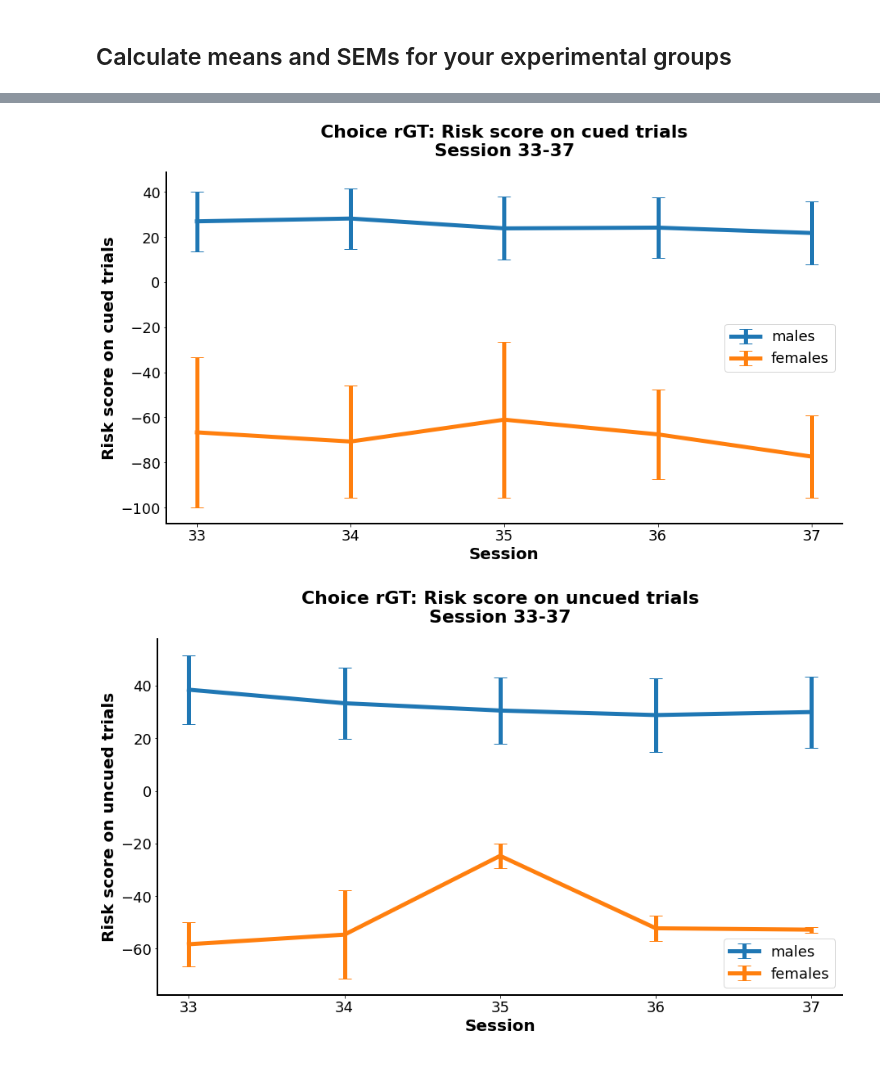
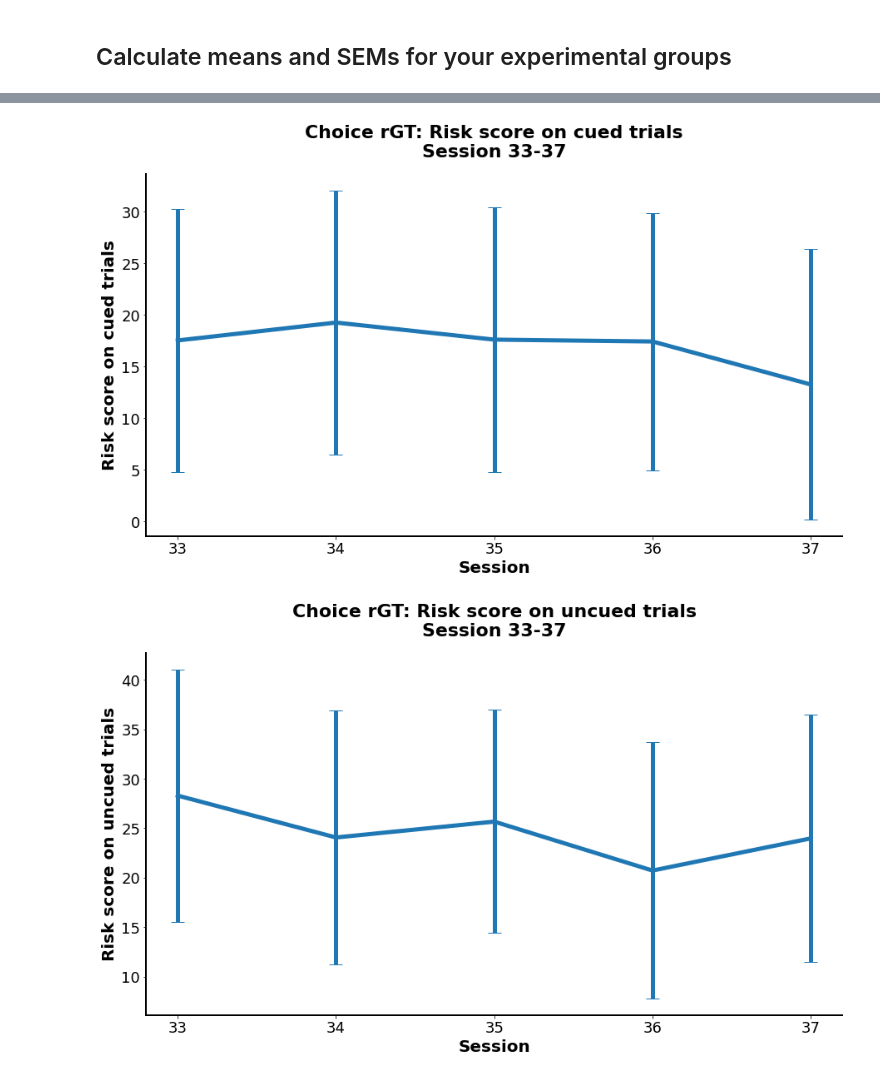
Before and after one commit to deckyblue/sparklyRGT, a Jupyter notebook: sparklyRGT_tutorial/sparklyRGT_template_4.ipynb, the cells around one changed output, grey strips where cells are left out. Drawn from its saved outputs; the diff is of its cells as text; code cells hidden in the pictures.

```diff
--- a/sparklyRGT_tutorial/sparklyRGT_template_4.ipynb
+++ b/sparklyRGT_tutorial/sparklyRGT_template_4.ipynb
@@ -95,11 +97,6 @@ If you are getting a ValueError, try running the following code before `rgt.get_
 df.reset_index(drop=True, inplace = True)
 df['Session'] = df['Session'].astype(int)
 df['Subject'] = df['Subject'].astype(int)`
-# %%
-df.dropna(how = 'all', inplace = True) #removes rows that have no data across all columns
-df.reset_index(drop=True, inplace = True)
-df['Session'] = df['Session'].astype(int)
-df['Subject'] = df['Subject'].astype(int)
 # %%
 df_sum = rgt.get_summary_data(df, task = 'choiceRGT') #use df instead of df2 if you didn't do any session editing
 df_sum
@@ -131,8 +128,11 @@ df_sum.to_excel("test_file_name.xlsx")
 # %% [markdown]
 ## Calculate means and SEMs for your experimental groups
 # %%
-mean_scores, SEM = rgt.get_means_sem(df_sum, groups = group_list, group_names = group_names) #there must be at least 3 males and 3 females
+# mean_scores, SEM = rgt.get_means_sem(df_sum, groups = group_list, group_names = group_names) #there must be at least 3 males and 3 females
+# mean_scores
+# SEM
+
+mean_scores, SEM = rgt.get_means_sem(df_sum) #there must be at least 3 males and 3 females
 mean_scores
-# SEM
 # %% [output]
 |  | 33P1_C | 33P2_C | 33P3_C | 33P4_C | 33P1_U | 33P2_U | 33P3_U | 33P4_U | 34P1_C | 34P2_C | ... | ... |
@@ -149,9 +148,9 @@ rgt.choice_bar_plot(startsess, endsess, mean_scores, SEM, task = 'choiceRGT')
 # %%
-rgt.rgt_plot('risk_cued_', startsess, endsess, title, mean_scores, SEM, group_names = group_names, y_label = 'Risk score on cued trials')
-rgt.rgt_plot('risk_uncued_', startsess, endsess, title, mean_scores, SEM, group_names = group_names, y_label = 'Risk score on uncued trials')
+rgt.rgt_plot('risk_cued_', startsess, endsess, title, mean_scores, SEM, y_label = 'Risk score on cued trials')
+rgt.rgt_plot('risk_uncued_', startsess, endsess, title, mean_scores, SEM, y_label = 'Risk score on uncued trials')
 # %% [output]
-[figure, old version]
+[figure, new version]
-[figure, old version]
+[figure, new version]
 # %%
 rgt.rgt_bar_plot('risk_uncued_', startsess, endsess, title, mean_scores, SEM, group_names, y_label = 'Risk score') #changeable to 'risk_cued_'
 # %% [output]
```
Also changed, not shown: parts of 6 cells of this notebook.
